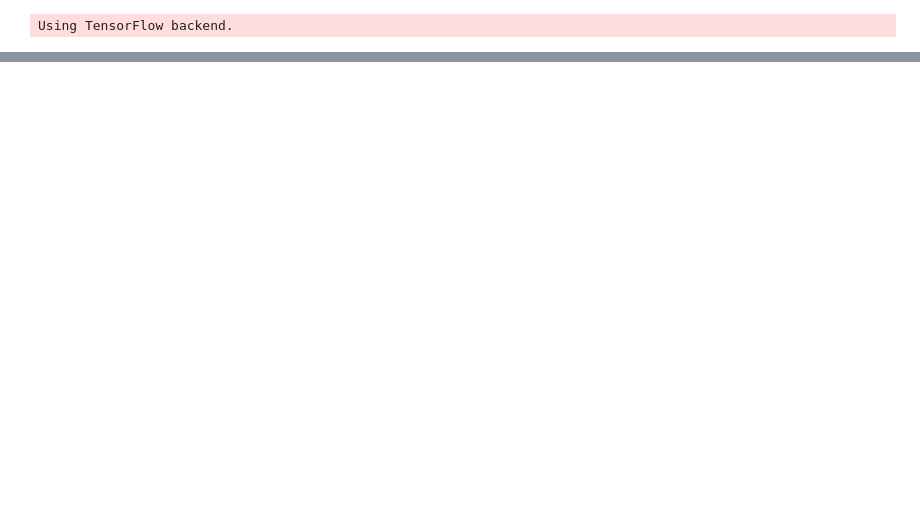
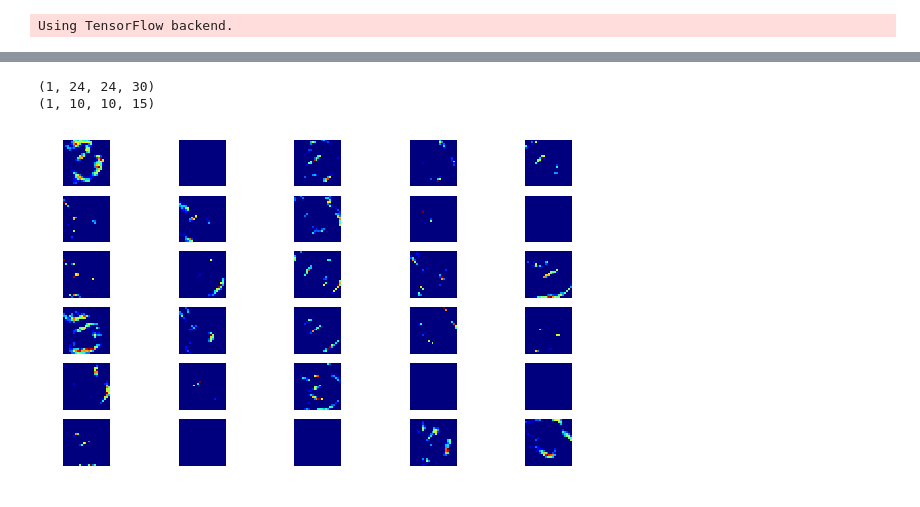
Before and after one commit to WangTianduo/Duckietown_SUTD_Branch, a Jupyter notebook: CNN/CNN.ipynb, the cells around one changed output, grey strips where cells are left out. Saved outputs shown, nothing was run; the diff lists cells and outputs as text; code cells hidden in the pictures; blank space fills up the shorter version.

```diff
--- a/CNN/CNN.ipynb
+++ b/CNN/CNN.ipynb
@@ -40,0 +92,3 @@ for i in range(cols):
+# %%
+model = leNet_model()
+print(model.summary())
@@ -40,0 +154,23 @@ for i in range(cols):
+# %%
+import requests
+from PIL import Image
+url = 'https://encrypted-tbn0.gstatic.com/images?q=tbn:ANd9GcST8KzXHtkSHcxzdpnllMhAj0upLEwnNFdtY6j4YUPcmaf4Ty3u'
+
+r = requests.get(url, stream=True)
+img = Image.open(r.raw)
+plt.imshow(img, cmap=plt.get_cmap('gray'))
+
+import cv2
+
+img = np.asarray(img)
+img = cv2.resize(img, (28, 28))
+img = cv2.cvtColor(img, cv2.COLOR_BGR2GRAY)
+img = cv2.bitwise_not(img)
+plt.imshow(img, cmap=plt.get_cmap('gray'))
+
+img = img/255
+img = img.reshape(1,28,28,1)
+print(img.shape)
+
+print(img.shape)
+print("predicted digit: "+str(model.predict_classes(img)))
@@ -40,0 +182,19 @@ for i in range(cols):
+# %%
+layer1 = Model(inputs=model.layers[0].input, outputs=model.layers[0].output)
+layer2 = Model(inputs=model.layers[0].input, outputs=model.layers[2].output)
+
+visual_layer1, visual_layer2 = layer1.predict(img), layer2.predict(img)
+
+print(visual_layer1.shape)
+print(visual_layer2.shape)
+# %% [output]
+(1, 24, 24, 30)
+(1, 10, 10, 15)
+# %%
+plt.figure(figsize=(10, 6))
+for i in range(30):
+    plt.subplot(6, 5, i+1)
+    plt.imshow(visual_layer1[0, :, :, i], cmap=plt.get_cmap('jet'))
+    plt.axis('off')
+# %% [output]
+[figure, added]
```
Also changed, not shown: parts of 8 cells of this notebook, 2 other files.
